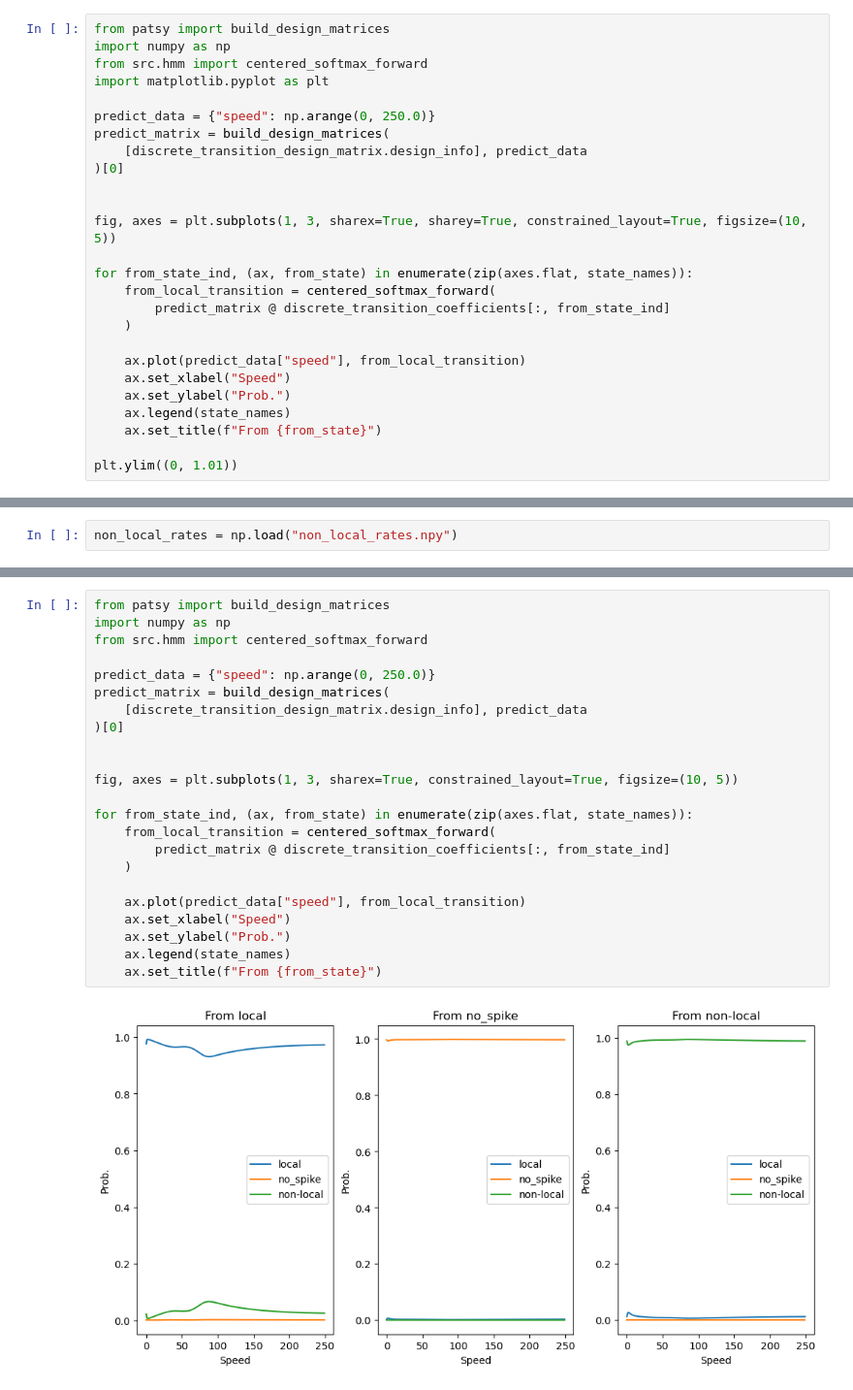
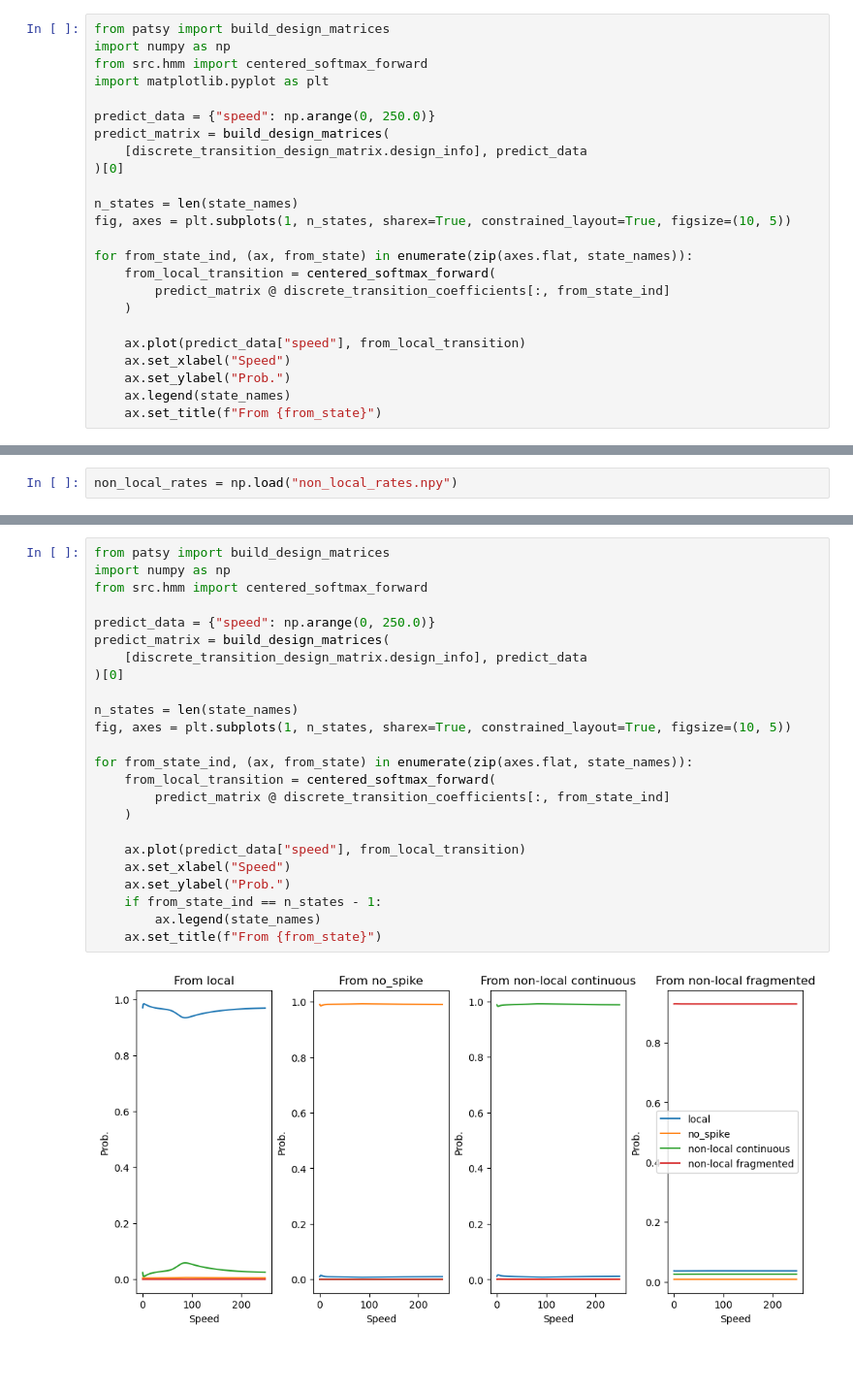
Before and after one commit to edeno/test_hmm, a Jupyter notebook: notebooks/test_non_stationary3.ipynb, the cells around one changed output, grey strips where cells are left out. Shown at 97% size. Drawn from its saved outputs; the diff is of its cells as text; blank space fills up the shorter version.

Commit message:
Add non-stationary with fragmented state

```diff
--- a/notebooks/test_non_stationary3.ipynb
+++ b/notebooks/test_non_stationary3.ipynb
@@ -45,8 +45,8 @@ predict_matrix = build_design_matrices(
     [discrete_transition_design_matrix.design_info], predict_data
 )[0]
 
-
-fig, axes = plt.subplots(1, 3, sharex=True, sharey=True, constrained_layout=True, figsize=(10, 5))
+n_states = len(state_names)
+fig, axes = plt.subplots(1, n_states, sharex=True, constrained_layout=True, figsize=(10, 5))
 
 for from_state_ind, (ax, from_state) in enumerate(zip(axes.flat, state_names)):
     from_local_transition = centered_softmax_forward(
@@ -58,7 +58,5 @@ for from_state_ind, (ax, from_state) in enumerate(zip(axes.flat, state_names)):
     ax.set_ylabel("Prob.")
     ax.legend(state_names)
     ax.set_title(f"From {from_state}")
-
-plt.ylim((0, 1.01))
 # %% [output]
 (0.0, 1.01)
@@ -245,25 +242,26 @@ plot_switching_model(
 # %%
 from patsy import build_design_matrices
 import numpy as np
 from src.hmm import centered_softmax_forward
 
 predict_data = {"speed": np.arange(0, 250.0)}
 predict_matrix = build_design_matrices(
     [discrete_transition_design_matrix.design_info], predict_data
 )[0]
 
-
-fig, axes = plt.subplots(1, 3, sharex=True, constrained_layout=True, figsize=(10, 5))
+n_states = len(state_names)
+fig, axes = plt.subplots(1, n_states, sharex=True, constrained_layout=True, figsize=(10, 5))
 
 for from_state_ind, (ax, from_state) in enumerate(zip(axes.flat, state_names)):
     from_local_transition = centered_softmax_forward(
         predict_matrix @ discrete_transition_coefficients[:, from_state_ind]
     )
 
     ax.plot(predict_data["speed"], from_local_transition)
     ax.set_xlabel("Speed")
     ax.set_ylabel("Prob.")
-    ax.legend(state_names)
+    if from_state_ind == n_states - 1:
+        ax.legend(state_names)
     ax.set_title(f"From {from_state}")
 # %% [output]
-[figure, old version]
+[figure, new version]
```
Also changed, not shown: parts of 9 cells of this notebook.
